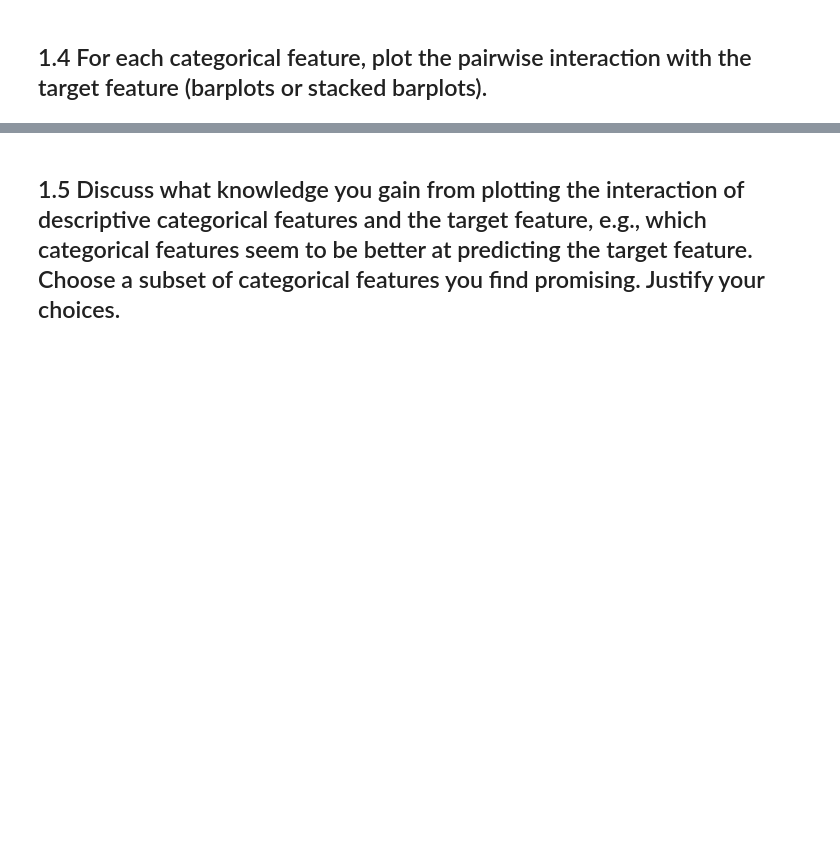
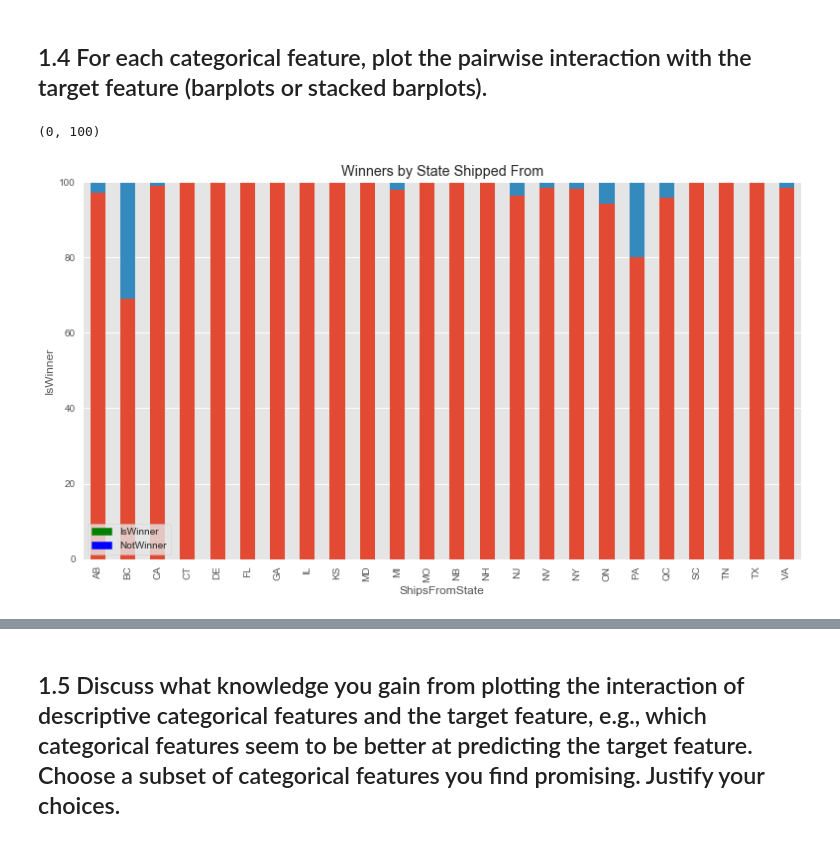
Before and after one commit to PamelaKelly/AmazonFeaturedOffersDataAnalysis, a Jupyter notebook: 2016-Homework2-Notebook.ipynb/2016-Homework2-Notebook.ipynb, the cells around one changed output, grey strips where cells are left out. Cells and saved outputs as stored; diff of their text form; code cells hidden in the pictures; blank space fills up the shorter version.

```diff
--- a/2016-Homework2-Notebook.ipynb/2016-Homework2-Notebook.ipynb
+++ b/2016-Homework2-Notebook.ipynb/2016-Homework2-Notebook.ipynb
@@ -123,0 +139,31 @@ df.plot(kind='scatter', x='IsWinner', y='ShippingTime_maxHours')
+# %%
+# Find unique values in ShipsFromState
+
+states = pd.unique(df.ShipsFromState.ravel())
+
+# Insert a new column called 'percent' and fill it with 0s
+df['percent'] = 0
+
+# Iterate through the unique values in State and for each value count the amount of winners
+# Find the indexes of each row with a particular state and for each of these row insert count * 100 in the percent column
+for s in states:
+    count = 1 / df[df.ShipsFromState == s].count()['IsWinner']
+    index_list = df[df['ShipsFromState'] == s].index.tolist()
+    for i in index_list:
+        df.loc[i, 'percent'] = count * 100
+
+
+category_group = df[['percent', 'ShipsFromState','IsWinner']].groupby(['ShipsFromState','IsWinner']).sum()
+
+my_plot = category_group.unstack().plot(kind='bar', stacked=True, title="Winners by State Shipped From", figsize=(13,7))
+
+red_patch = mpatches.Patch(color='green', label='IsWinner')
+blue_patch = mpatches.Patch(color='blue', label='NotWinner')
+my_plot.legend(handles=[red_patch, blue_patch], frameon = True)
+
+my_plot.set_xlabel("ShipsFromState")
+my_plot.set_ylabel("IsWinner")
+my_plot.set_ylim([0,100])
+# %% [output]
+(0, 100)
+[figure, added]
```
Also changed, not shown: parts of 23 cells of this notebook.
